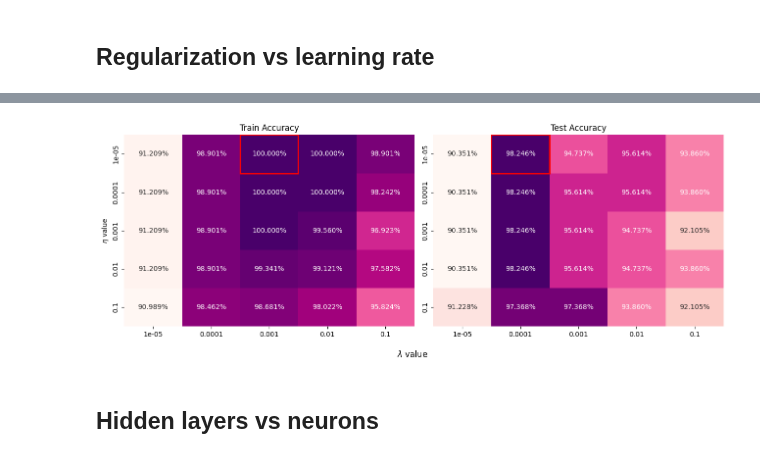
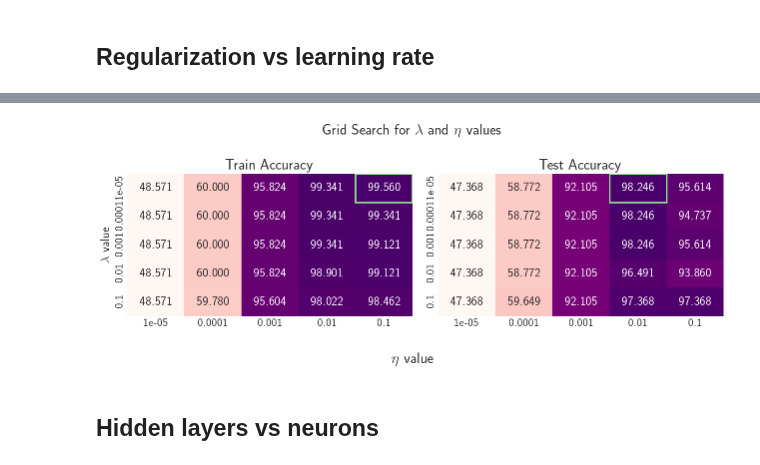
Before and after one commit to Oskar-Idland/FYS-STK4155-Projects, a Jupyter notebook: Project_2/src/nn_breast_cancer.ipynb, the cells around one changed output, grey strips where cells are left out. Drawn from its saved outputs; the diff is of its cells as text; code cells hidden in the pictures.

```diff
--- a/Project_2/src/nn_breast_cancer.ipynb
+++ b/Project_2/src/nn_breast_cancer.ipynb
@@ -7,10 +7,16 @@ from FFNN import FFNN
 from itertools import product
 import matplotlib.pyplot as plt
 import seaborn as sns
+import pandas as pd
+from pathlib import Path
+root_path = Path.cwd().parent
+fig_path = root_path / 'figs'
+plt.rcParams.update({'text.usetex': True, 'font.size': 18, 'font.family': 'serif', 'font.serif': 'Computer Modern Sans Serif', 'font.weight': 100, 'mathtext.fontset': 'cm', 'xtick.labelsize': 16, 'ytick.labelsize': 16})
 
 from activation_funcs import sigmoid, RELU, LRELU
-from functions import CostLogReg, CostLogReg_derivative
+from cost_funcs import CostLogReg, CostLogReg_derivative
 from Schedulers import Adam, Constant, Momentum, RMS_prop, Adagrad, AdagradMomentum
+from utils import gridsearch_plot
 
 plt.style.use('seaborn-darkgrid')
 # %%
@@ -52,7 +56,7 @@ model = FFNN(
 
 # Training parameters
 scheduler = Adam(eta=0.001, rho=0.9, rho2=0.999)
-epochs = 500
+epochs = 20
 batches = 20
 lambda_value = 0.01
 
@@ -112,14 +116,14 @@ model = FFNN(
 )
 
 # Training parameters
-epochs = 500
+epochs = 20
 batches = 20
 
 lambda_values = [1e-5, 1e-4, 1e-3, 1e-2, 1e-1]
 eta_values = [1e-5, 1e-4, 1e-3, 1e-2, 1e-1]
 
-train_accuracy = np.zeros([len(lambda_values), len(eta_values)])
-test_accuracy = np.zeros([len(lambda_values), len(eta_values)])
+train_accuracy_1 = np.zeros([len(lambda_values), len(eta_values)])
+test_accuracy_1 = np.zeros([len(lambda_values), len(eta_values)])
 
 
 for i, lambda_value in enumerate(lambda_values):
@@ -138,8 +142,8 @@ for i, lambda_value in enumerate(lambda_values):
 			y_test=y_test
 		)
 
-		train_accuracy[i][j] = scores["train_accuracy"][-1]
-		test_accuracy[i][j] = scores["test_accuracy"][-1]
+		train_accuracy_1[i][j] = scores["train_accuracy"][-1]
+		test_accuracy_1[i][j] = scores["test_accuracy"][-1]
 # %% [output]
 Classification task detected
 Adam: Eta=1e-05, Lambda=1e-05
@@ -170,49 +165,16 @@ Adam: Eta=1e-05, Lambda=1e-05
-# %%
-fig, axs = plt.subplots(1, 2, figsize=(13, 5))
-
-# Create masks for highlighting
-mse_mask = np.zeros_like(train_accuracy, dtype=bool)
-r2_mask = np.zeros_like(test_accuracy, dtype=bool)
-
-# Set mask values using the optimal indices
-mse_idx = np.unravel_index(np.argmax(train_accuracy), train_accuracy.shape)
-r2_idx = np.unravel_index(np.argmax(test_accuracy), test_accuracy.shape)
-
-# Plot MSE heatmap
-sns.heatmap(train_accuracy,
-		cmap="RdPu",
-		xticklabels=lambda_values,
-		yticklabels=eta_values,
-		annot=True,
-		ax=axs[0],
-		fmt=".3%",
-		cbar=False,
-		)
-axs[0].add_patch(plt.Rectangle((mse_idx[1], mse_idx[0]), 1, 1, fill=False, edgecolor='red', lw=2))
-
-# Plot R2 heatmap
-sns.heatmap(test_accuracy,
-		cmap="RdPu",
-		xticklabels=lambda_values,
-		yticklabels=eta_values,
-		annot=True,
-				ax=axs[1],
-		fmt=".3%",
-		cbar=False,
-		)
-
-axs[1].add_patch(plt.Rectangle((r2_idx[1], r2_idx[0]), 1, 1, fill=False, edgecolor='red', lw=2))
-
-# Customize titles and labels
-axs[0].set_title("Train Accuracy")
-axs[1].set_title("Test Accuracy")
-axs[0].set_ylabel(r"$\eta$ value")
-fig.supxlabel(r"$\lambda$ value")
-plt.tight_layout()
-
-plt.show()
-# %% [output]
-[figure, removed]
+# %%
+fig, axs = gridsearch_plot((train_accuracy_1, test_accuracy_1), (lambda_values, eta_values), "RdPu", ("max", "max"), opt_color="lightgreen", fmt1=".3%", fmt2=".3%")
+
+fig.suptitle("Grid Search for $\lambda$ and $\eta$ values")
+axs[0].set_title("Train Accuracy")
+axs[1].set_title("Test Accuracy")
+axs[0].set_ylabel(r"$\lambda$ value")
+fig.supxlabel(r"$\eta$ value")
+plt.tight_layout()
+
+plt.show()
+# %% [output]
+[figure, added]
 # %% [markdown]
 ## Hidden layers vs neurons
 # %%
```
Also changed, not shown: parts of 17 cells of this notebook, 11 other files.
